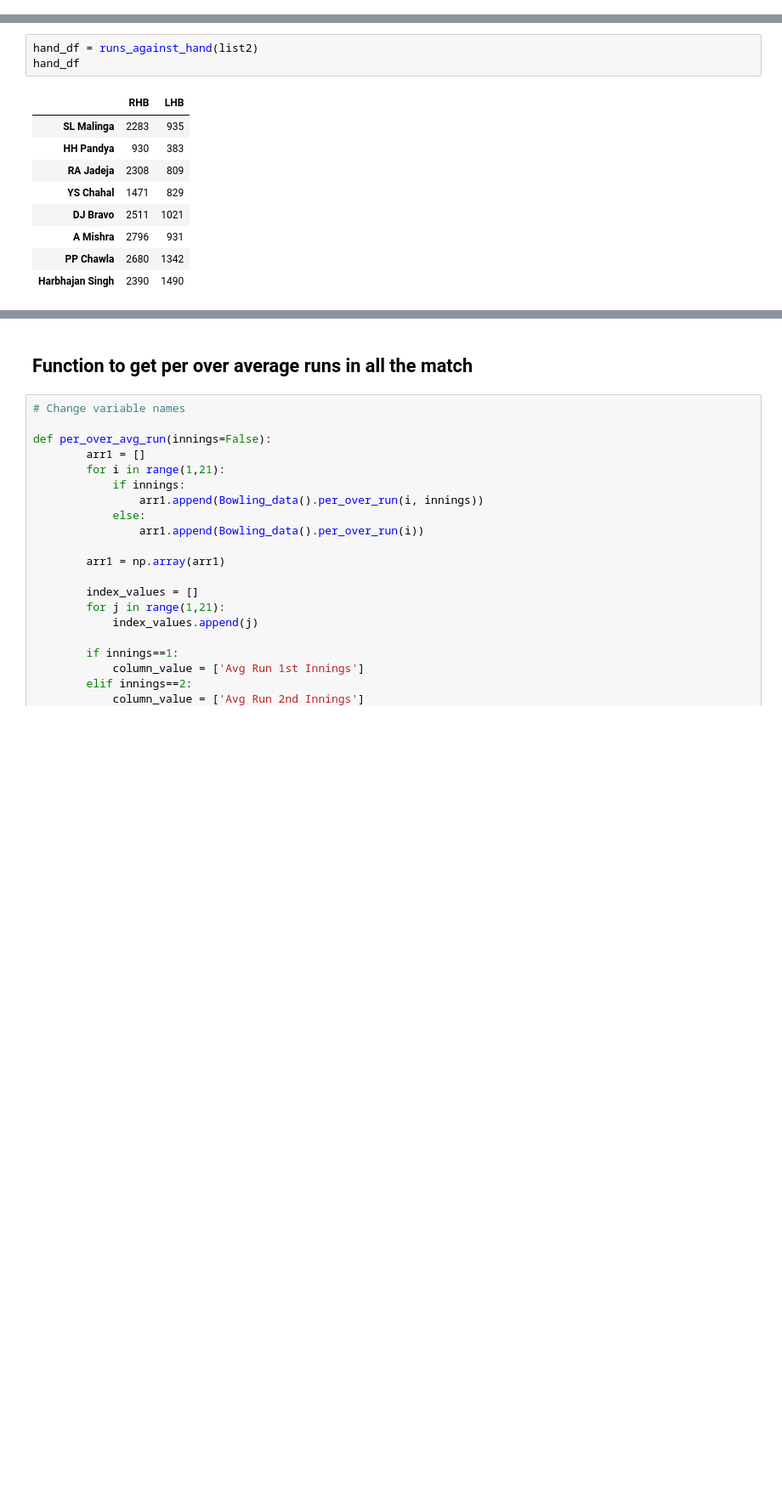
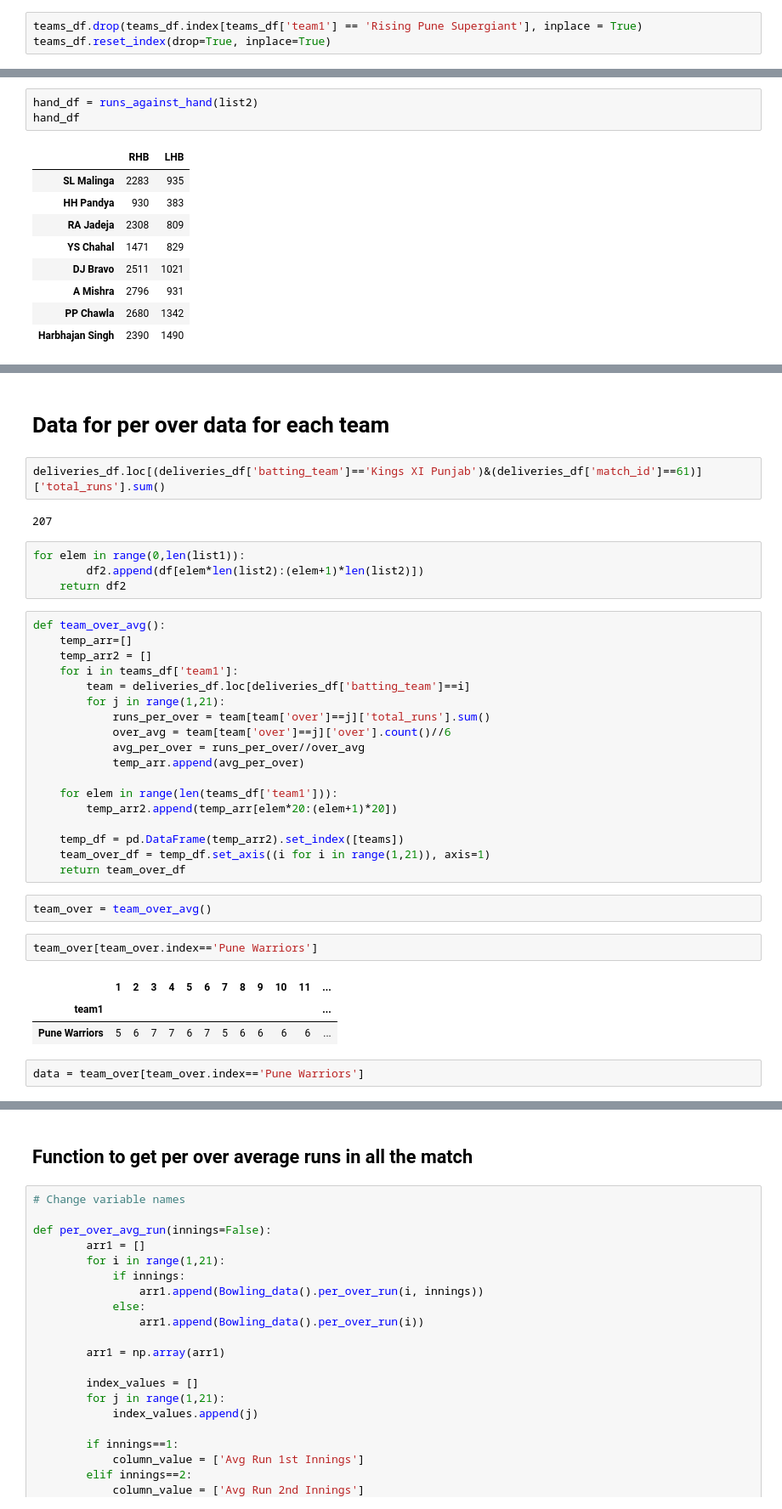
Before and after one commit to Utkarsh736/IPL_Data_Analysis, a Jupyter notebook: Template.ipynb, the cells around one changed output, grey strips where cells are left out. Shown: that part at 85% size. Saved outputs shown, nothing was run; the diff lists cells and outputs as text; blank space fills up the shorter version.

Commit message:
Team average run per over DF

```diff
--- a/Template.ipynb
+++ b/Template.ipynb
@@ -34,3 +37,6 @@ players_df.to_csv (r'IPL_dataset\Players.csv', index = None, header=True)
+# %%
+teams_df.drop(teams_df.index[teams_df['team1'] == 'Rising Pune Supergiant'], inplace = True)
+teams_df.reset_index(drop=True, inplace=True)
 # %%
 dismissal_df = deliveries_df.dropna(subset=['player_dismissed'])
 dismissal_main_df = dismissal_df.loc[(dismissal_df['dismissal_kind']!='run out')&(dismissal_df['dismissal_kind']!='obstructing the field')&(dismissal_df['dismissal_kind']!='retired hurt')]
@@ -440,0 +434,38 @@ list2
+# %% [markdown]
+# Data for per over data for each team
+# %%
+deliveries_df.loc[(deliveries_df['batting_team']=='Kings XI Punjab')&(deliveries_df['match_id']==61)]['total_runs'].sum()
+# %% [output]
+207
+# %%
+for elem in range(0,len(list1)):
+        df2.append(df[elem*len(list2):(elem+1)*len(list2)])
+    return df2
+# %%
+def team_over_avg():
+    temp_arr=[]
+    temp_arr2 = []
+    for i in teams_df['team1']:
+        team = deliveries_df.loc[deliveries_df['batting_team']==i]
+        for j in range(1,21):
+            runs_per_over = team[team['over']==j]['total_runs'].sum()
+            over_avg = team[team['over']==j]['over'].count()//6
+            avg_per_over = runs_per_over//over_avg
+            temp_arr.append(avg_per_over)
+
+    for elem in range(len(teams_df['team1'])):
+        temp_arr2.append(temp_arr[elem*20:(elem+1)*20])
+
+    temp_df = pd.DataFrame(temp_arr2).set_index([teams])
+    team_over_df = temp_df.set_axis((i for i in range(1,21)), axis=1)
+    return team_over_df
+# %%
+team_over = team_over_avg()
+# %%
+team_over[team_over.index=='Pune Warriors']
+# %% [output]
+|  | 1 | 2 | 3 | 4 | 5 | 6 | 7 | 8 | 9 | 10 | 11 | ... |
+| team1 |  |  |  |  |  |  |  |  |  |  |  | ... |
+| Pune Warriors | 5 | 6 | 7 | 7 | 6 | 7 | 5 | 6 | 6 | 6 | 6 | ... |
+# %%
+data = team_over[team_over.index=='Pune Warriors']
```
Also changed, not shown: parts of 12 cells of this notebook.
